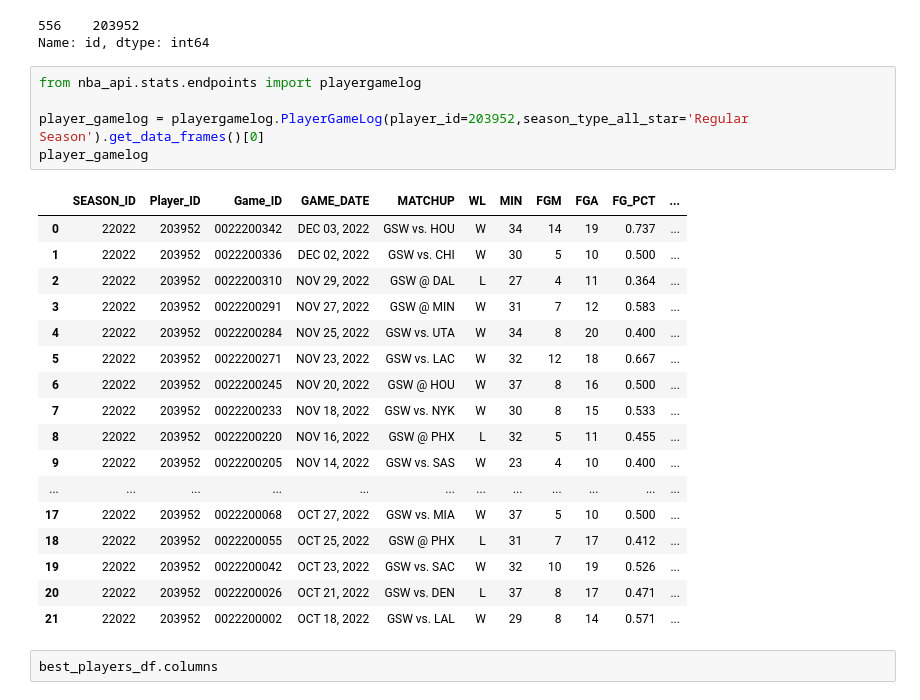
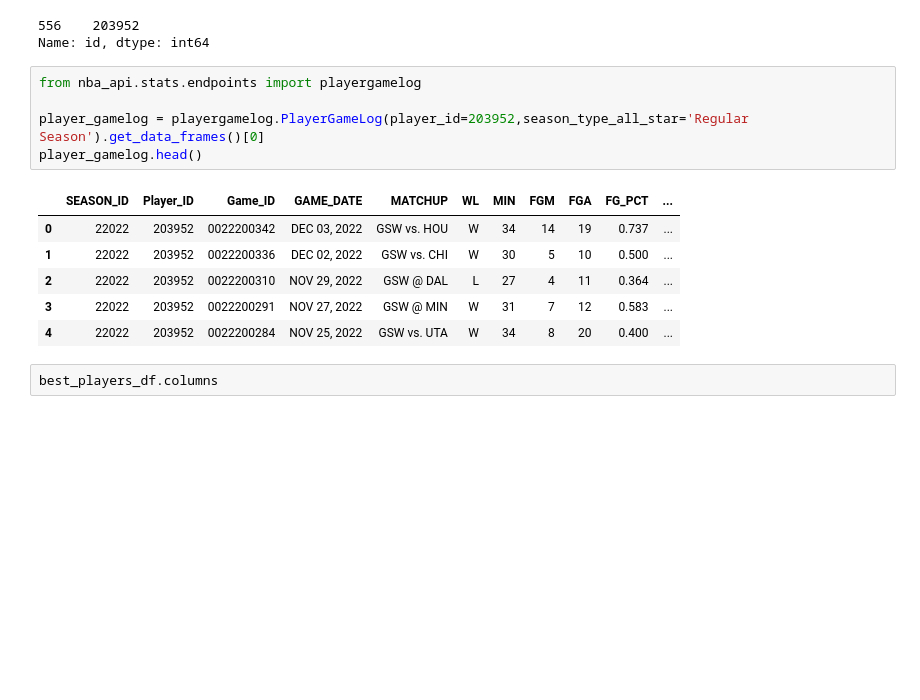
Before and after one commit to paulsg3/NBA, a Jupyter notebook: Choosing_Your_Fantasy_NBA_Team_22_23.ipynb, the cells around one changed output. Cells and saved outputs as stored; diff of their text form; blank space fills up the shorter version.

```diff
--- a/Choosing_Your_Fantasy_NBA_Team_22_23.ipynb
+++ b/Choosing_Your_Fantasy_NBA_Team_22_23.ipynb
@@ -997,26 +986,15 @@ Name: id, dtype: int64
 # %%
 from nba_api.stats.endpoints import playergamelog
 
 player_gamelog = playergamelog.PlayerGameLog(player_id=203952,season_type_all_star='Regular Season').get_data_frames()[0]
-player_gamelog
+player_gamelog.head()
 # %% [output]
 |  | SEASON_ID | Player_ID | Game_ID | GAME_DATE | MATCHUP | WL | MIN | FGM | FGA | FG_PCT | ... |
 | 0 | 22022 | 203952 | 0022200342 | DEC 03, 2022 | GSW vs. HOU | W | 34 | 14 | 19 | 0.737 | ... |
 | 1 | 22022 | 203952 | 0022200336 | DEC 02, 2022 | GSW vs. CHI | W | 30 | 5 | 10 | 0.500 | ... |
 | 2 | 22022 | 203952 | 0022200310 | NOV 29, 2022 | GSW @ DAL | L | 27 | 4 | 11 | 0.364 | ... |
 | 3 | 22022 | 203952 | 0022200291 | NOV 27, 2022 | GSW @ MIN | W | 31 | 7 | 12 | 0.583 | ... |
 | 4 | 22022 | 203952 | 0022200284 | NOV 25, 2022 | GSW vs. UTA | W | 34 | 8 | 20 | 0.400 | ... |
-| 5 | 22022 | 203952 | 0022200271 | NOV 23, 2022 | GSW vs. LAC | W | 32 | 12 | 18 | 0.667 | ... |
-| 6 | 22022 | 203952 | 0022200245 | NOV 20, 2022 | GSW @ HOU | W | 37 | 8 | 16 | 0.500 | ... |
-| 7 | 22022 | 203952 | 0022200233 | NOV 18, 2022 | GSW vs. NYK | W | 30 | 8 | 15 | 0.533 | ... |
-| 8 | 22022 | 203952 | 0022200220 | NOV 16, 2022 | GSW @ PHX | L | 32 | 5 | 11 | 0.455 | ... |
-| 9 | 22022 | 203952 | 0022200205 | NOV 14, 2022 | GSW vs. SAS | W | 23 | 4 | 10 | 0.400 | ... |
-| ... | ... | ... | ... | ... | ... | ... | ... | ... | ... | ... | ... |
-| 17 | 22022 | 203952 | 0022200068 | OCT 27, 2022 | GSW vs. MIA | W | 37 | 5 | 10 | 0.500 | ... |
-| 18 | 22022 | 203952 | 0022200055 | OCT 25, 2022 | GSW @ PHX | L | 31 | 7 | 17 | 0.412 | ... |
-| 19 | 22022 | 203952 | 0022200042 | OCT 23, 2022 | GSW vs. SAC | W | 32 | 10 | 19 | 0.526 | ... |
-| 20 | 22022 | 203952 | 0022200026 | OCT 21, 2022 | GSW vs. DEN | L | 37 | 8 | 17 | 0.471 | ... |
-| 21 | 22022 | 203952 | 0022200002 | OCT 18, 2022 | GSW vs. LAL | W | 29 | 8 | 14 | 0.571 | ... |
 # %%
 best_players_df.columns
 # %% [output]
```
Also changed, not shown: parts of 1 cell of this notebook.
